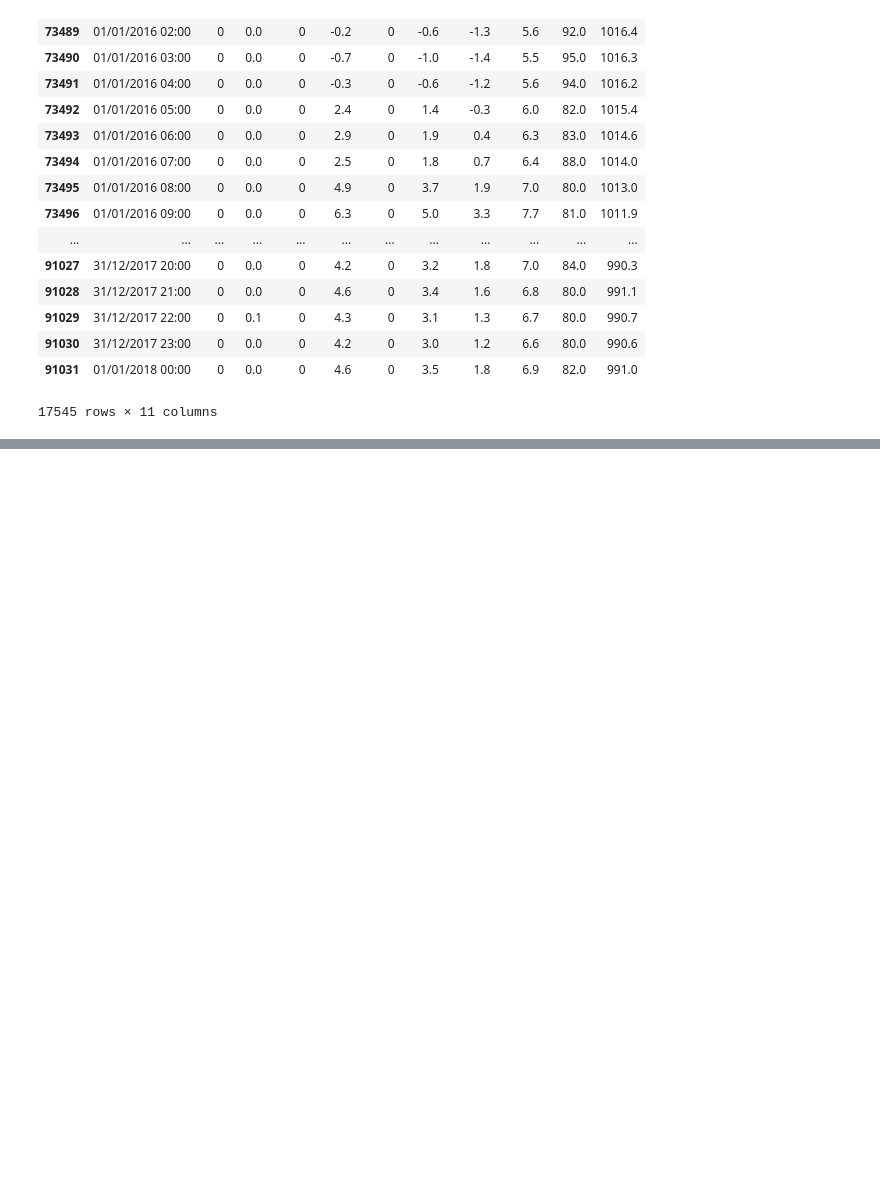
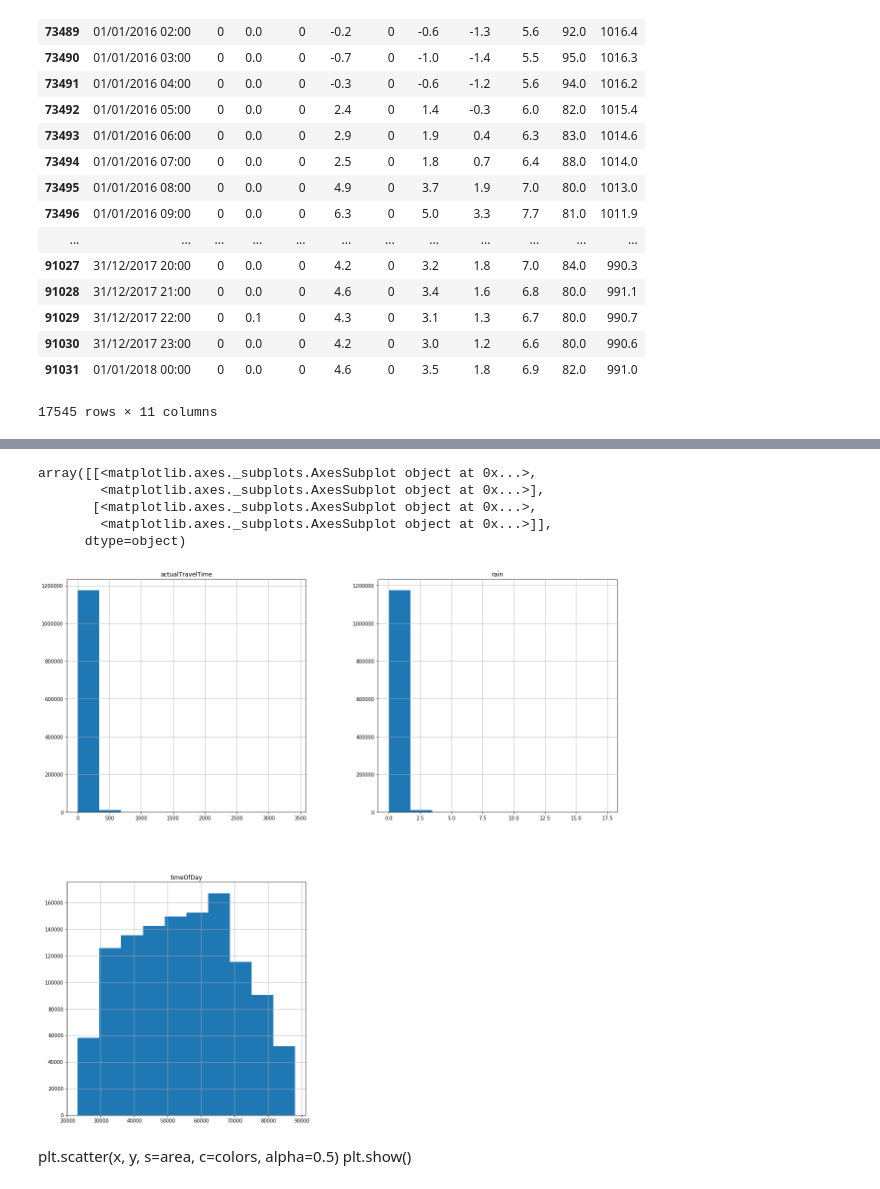
Before and after one commit to xinyuewang1/DublinBusDataAnalysis, a Jupyter notebook: caseStudy39A.ipynb, the cells around one changed output, grey strips where cells are left out. Drawn from its saved outputs; the diff is of its cells as text; code cells hidden in the pictures; blank space fills up the shorter version.

```diff
--- a/caseStudy39A.ipynb
+++ b/caseStudy39A.ipynb
@@ -350,0 +1108,5 @@ pd.merge_asof(df39A_40l,weather,on='actual_arr',tolerance=pd.Timedelta('1h'))
+# %%
+cols = ['stopid', 'desStopid', 'timeOfDay', 'month', 'weekday',
+        'plannedTravelTime','rain','temp','actualTravelTime']
+df = df[cols]
+df
@@ -350,0 +1133,3 @@ pd.merge_asof(df39A_40l,weather,on='actual_arr',tolerance=pd.Timedelta('1h'))
+# %%
+df = df.drop('plannedTravelTime',1)
+df
@@ -350,0 +1231,6 @@ pd.merge_asof(df39A_40l,weather,on='actual_arr',tolerance=pd.Timedelta('1h'))
+# %%
+# We checked the weather info from darksky API (another one), and the rain/precipitation is 0. Therefore, I'll implement all the
+#NaN cells with 0.
+#df[1].fillna(0, inplace=True)
+df['rain'].fillna(0,inplace=True)
+df.loc[df.rain.isnull()]
@@ -350,0 +1248,4 @@ pd.merge_asof(df39A_40l,weather,on='actual_arr',tolerance=pd.Timedelta('1h'))
+# %%
+# drop temp for now for simplify the dataset
+df = df.drop('temp',1)
+df
@@ -350,0 +1272,12 @@ pd.merge_asof(df39A_40l,weather,on='actual_arr',tolerance=pd.Timedelta('1h'))
+# %%
+df.select_dtypes(['float64','int64']).hist(figsize=(20,20))
+# %% [output]
+array([[<matplotlib.axes._subplots.AxesSubplot object at 0x...>,
+        <matplotlib.axes._subplots.AxesSubplot object at 0x...>],
+       [<matplotlib.axes._subplots.AxesSubplot object at 0x...>,
+        <matplotlib.axes._subplots.AxesSubplot object at 0x...>]],
+      dtype=object)
+[figure, added]
+# %% [markdown]
+plt.scatter(x, y, s=area, c=colors, alpha=0.5)
+plt.show()
```
Also changed, not shown: parts of 178 cells of this notebook.
